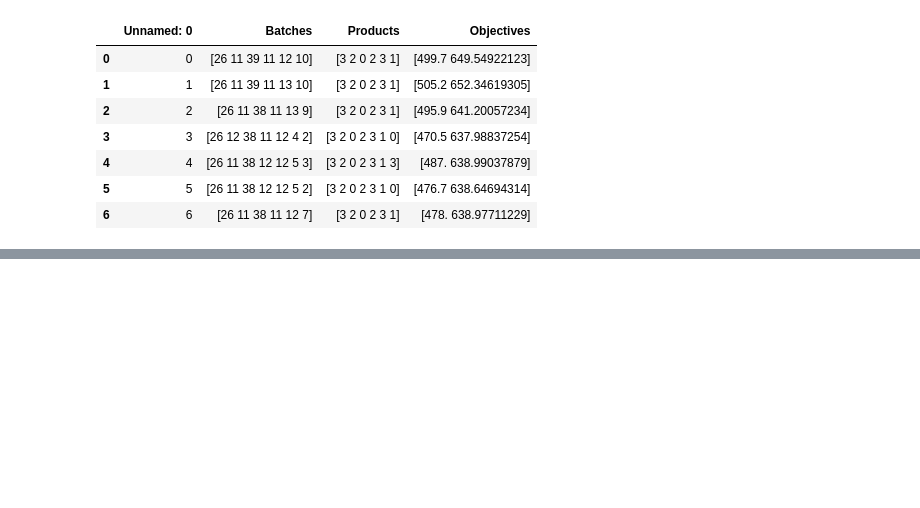
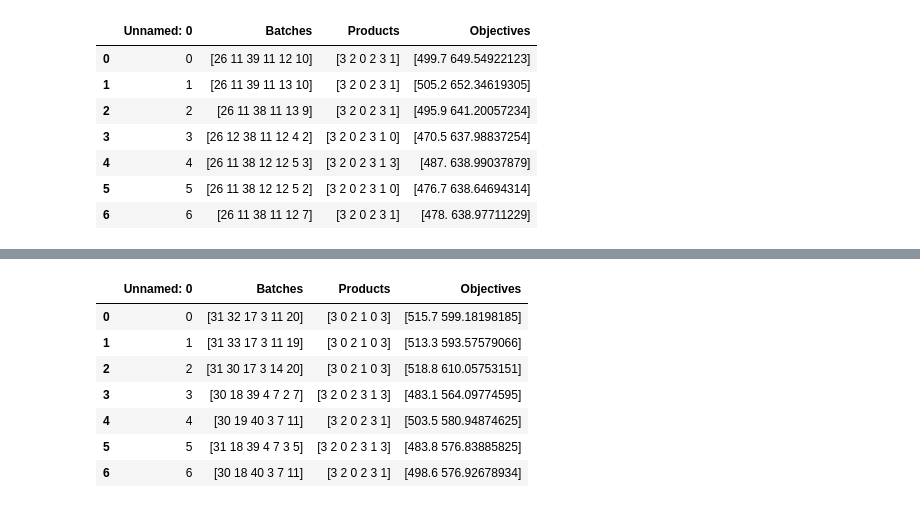
Before and after one commit to DTKx/capacityplanpy, a Jupyter notebook: 02_implementacao/parse_raw.ipynb, the cells around one changed output, grey strips where cells are left out. Cells and saved outputs as stored; diff of their text form; code cells hidden in the pictures; blank space fills up the shorter version.

```diff
--- a/02_implementacao/parse_raw.ipynb
+++ b/02_implementacao/parse_raw.ipynb
@@ -959,0 +981,12 @@ results
+# %%
+results=pd.read_csv(root_path_analysis+name+"solutions.csv")# Import from csv
+results
+# %% [output]
+|  | Unnamed: 0 | Batches | Products | Objectives |
+| 0 | 0 | [31 32 17 3 11 20] | [3 0 2 1 0 3] | [515.7 599.18198185] |
+| 1 | 1 | [31 33 17 3 11 19] | [3 0 2 1 0 3] | [513.3 593.57579066] |
+| 2 | 2 | [31 30 17 3 14 20] | [3 0 2 1 0 3] | [518.8 610.05753151] |
+| 3 | 3 | [30 18 39 4 7 2 7] | [3 2 0 2 3 1 3] | [483.1 564.09774595] |
+| 4 | 4 | [30 19 40 3 7 11] | [3 2 0 2 3 1] | [503.5 580.94874625] |
+| 5 | 5 | [31 18 39 4 7 3 5] | [3 2 0 2 3 1 3] | [483.8 576.83885825] |
+| 6 | 6 | [30 18 40 3 7 11] | [3 2 0 2 3 1] | [498.6 576.92678934] |
```
Also changed, not shown: parts of 7 cells of this notebook, 3 other files.
